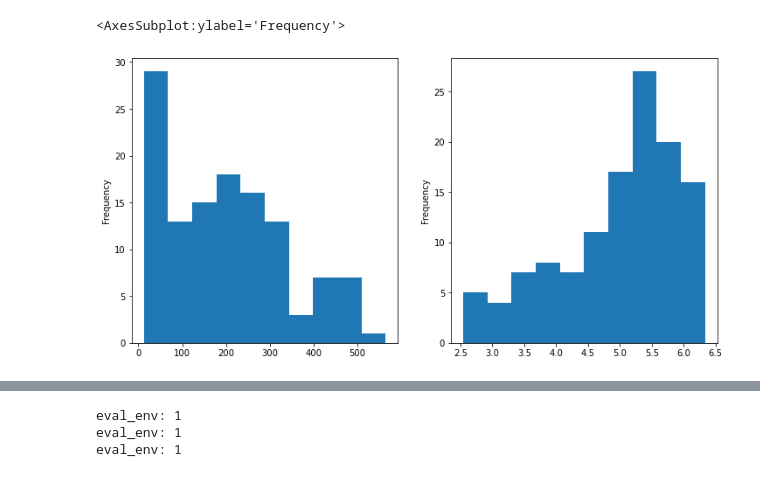
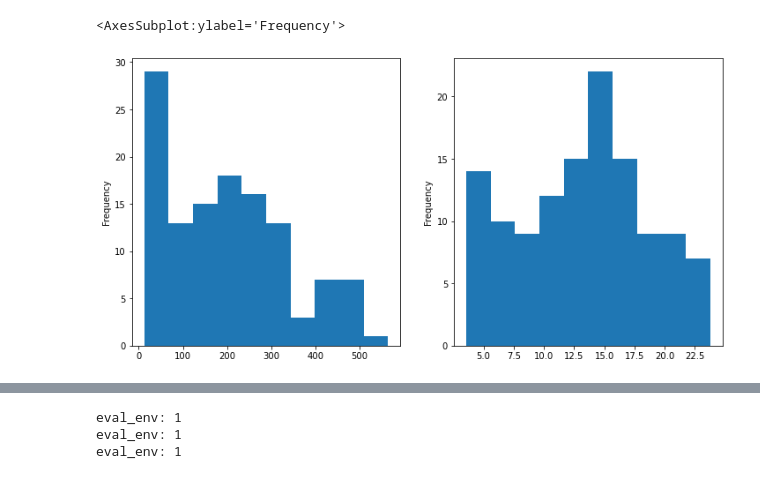
Before and after one commit to kearney-sp/tbng_veg, a Jupyter notebook: vor_linreg.ipynb, the cells around one changed output, grey strips where cells are left out. Cells and saved outputs as stored; diff of their text form; code cells hidden in the pictures.

```diff
--- a/vor_linreg.ipynb
+++ b/vor_linreg.ipynb
@@ -16,10 +17,10 @@ df_vor = df_nex_vor
 # %%
 fig, ax = plt.subplots(ncols=2, figsize=(12, 6))
 df_vor['Total_Weight_(g/m^2)'].plot.hist(ax=ax[0])
-df_vor['Total_Weight_(g/m^2)'].transform('log').plot.hist(ax=ax[1])
+df_vor['Total_Weight_(g/m^2)'].transform(lambda x: np.power(x, 0.5)).plot.hist(ax=ax[1])
 # %% [output]
 <AxesSubplot:ylabel='Frequency'>
-[figure, old version]
+[figure, new version]
 # %%
 mod_both = smf.ols("Q('Total_Weight_(g/m^2)') ~ High_cm + Low_cm", data=df_vor).fit()
 # %%
```
Also changed, not shown: parts of 3 cells of this notebook, 10 other files.
